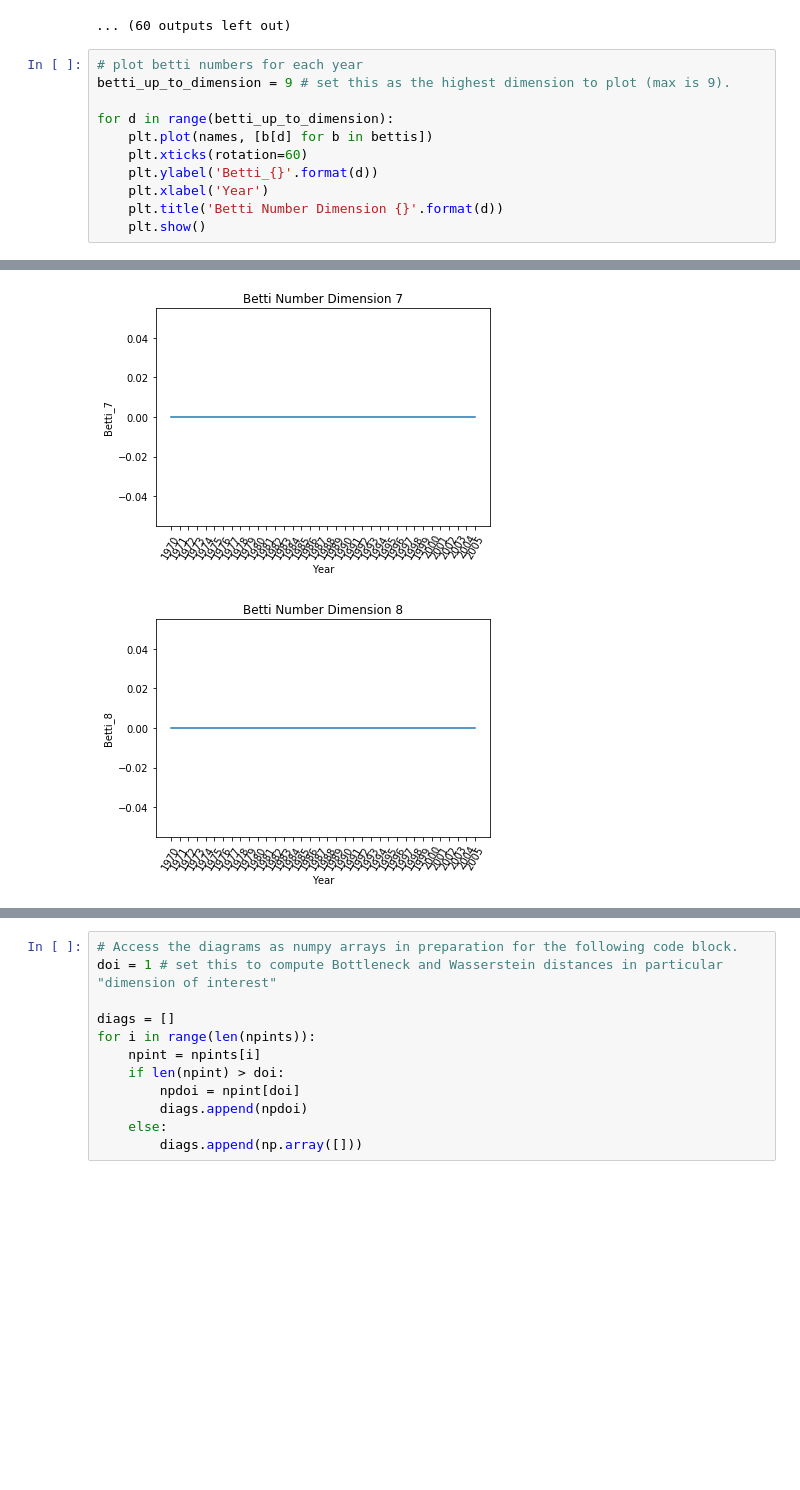
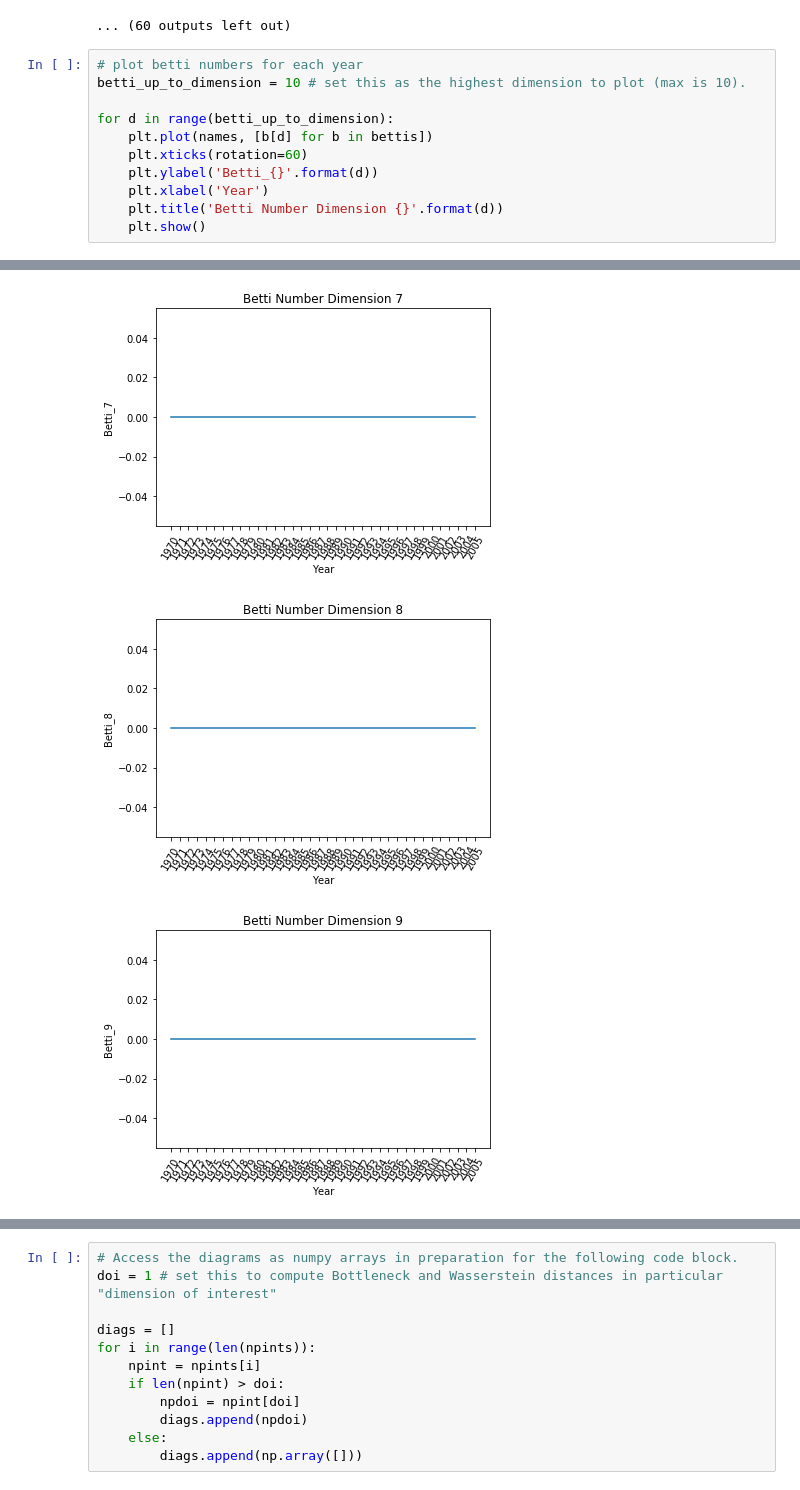
Before and after one commit to rfunklab/network_structure, a Jupyter notebook: notebooks/Temporal Collaboration-APS.ipynb, the cells around one changed output, grey strips where cells are left out. Cells and saved outputs as stored; diff of their text form; blank space fills up the shorter version.

```diff
--- a/notebooks/Temporal Collaboration-APS.ipynb
+++ b/notebooks/Temporal Collaboration-APS.ipynb
@@ -106,24 +106,25 @@ Cell Counts:  [15371, 31073, 62703, 149799, 344052, 705426, 1267500, 1987545, 27
 ... (60 outputs left out)
 # %%
 # plot betti numbers for each year
-betti_up_to_dimension = 9 # set this as the highest dimension to plot (max is 9).
+betti_up_to_dimension = 10 # set this as the highest dimension to plot (max is 10).
 
 for d in range(betti_up_to_dimension):
     plt.plot(names, [b[d] for b in bettis])
     plt.xticks(rotation=60)
     plt.ylabel('Betti_{}'.format(d))
     plt.xlabel('Year')
     plt.title('Betti Number Dimension {}'.format(d))
     plt.show()
 # %% [output]
 [figure]
 [figure]
 [figure]
 [figure]
 [figure]
 [figure]
 [figure]
 [figure]
 [figure]
+[figure, added]
 # %%
 # plot cell counts for each year
```
Also changed, not shown: parts of 4 cells of this notebook, 1 other file.
